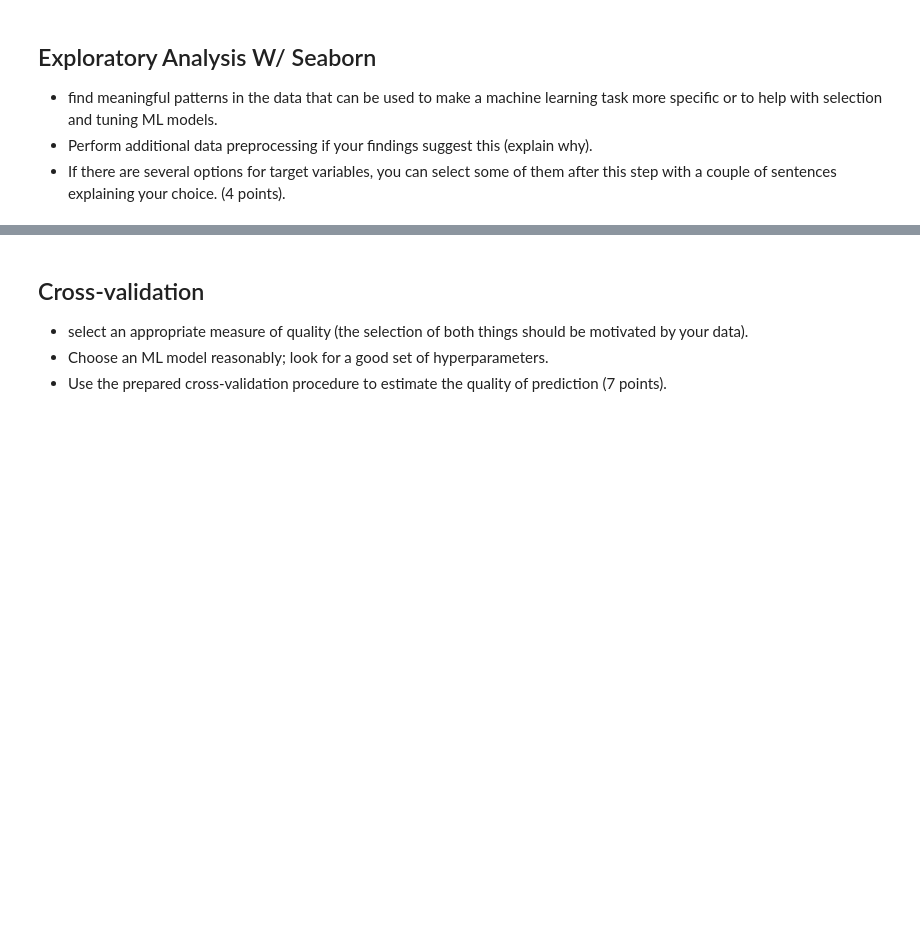
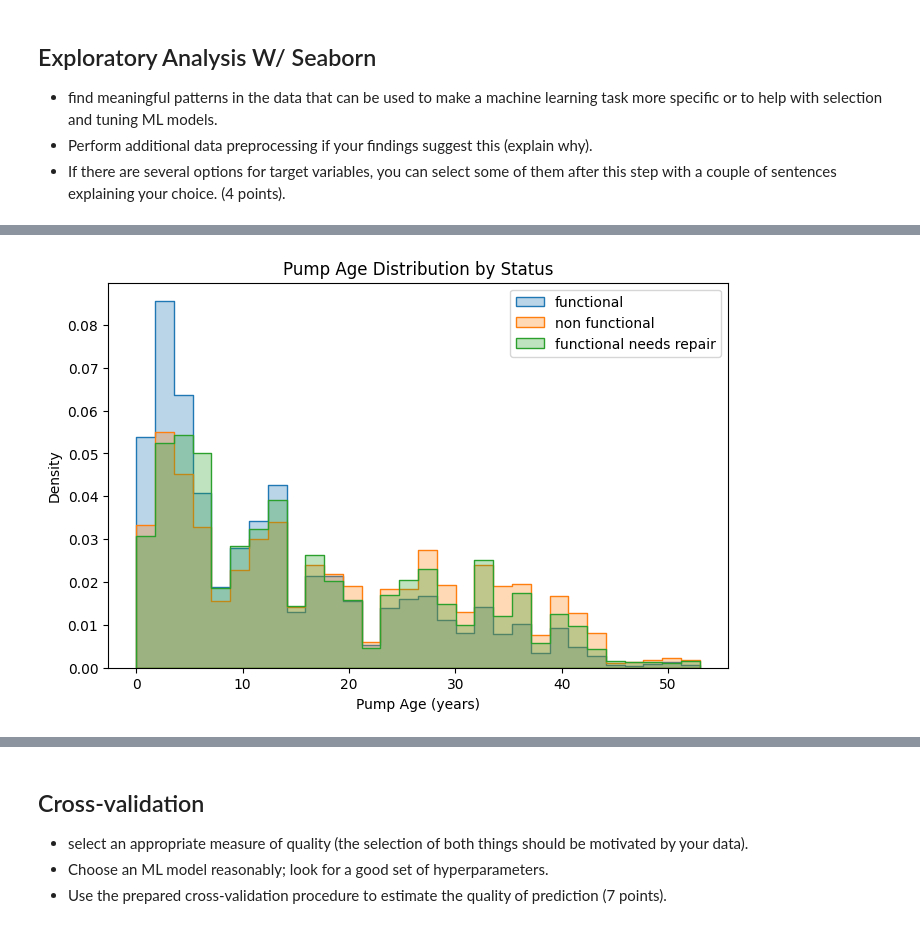
Before and after one commit to OrionXV/AI7101-Project, a Jupyter notebook: CleanStart.ipynb, the cells around one changed output, grey strips where cells are left out. Cells and saved outputs as stored; diff of their text form; code cells hidden in the pictures; blank space fills up the shorter version.

```diff
--- a/CleanStart.ipynb
+++ b/CleanStart.ipynb
@@ -67,16 +65,16 @@ Name: proportion, dtype: float64
 - For each transformation, give a clear explanation of your motivation. (5 points)
 # %%
 print("\nNumber of unique values per column:")
-print(X.nunique().sort_values())
+print(df.nunique().sort_values())
 
 print("\nMissing values per column:")
-missing = X.isna().sum()
+missing = df.isna().sum()
 print(missing[missing > 0])
 
 print("\nCounts of zeros in selected numeric fields:")
 for col in ['construction_year','gps_height','longitude','latitude','population']:
-    if col in X.columns:
-        print(f"{col}: {(X[col]==0).sum()} zeros")
+    if col in df.columns:
+        print(f"{col}: {(df[col]==0).sum()} zeros")
 # %% [output]
 Number of unique values per column:
 recorded_by                  1
@@ -115,8 +113,8 @@ def preprocess_data(df):
                 lambda x: np.random.choice(year_probs.index, p=year_probs.values) if x == 0 else x)
             # Create derived features
             record_years = pd.to_datetime(df_proc['date_recorded']).dt.year
-            df_proc['pump_age']          = record_years - df_proc['construction_year']
-            df_proc['construction_decade'] = (df_proc['construction_year'] // 10) * 10
+            df_proc['pump_age'] = record_years - df_proc['construction_year']
+            df_proc = df_proc[df_proc['pump_age'] >= 0]
 
     # 3 Extract date components
     if 'date_recorded' in df_proc.columns:
@@ -168,7 +166,11 @@ def preprocess_data(df):
     return df_proc, categorical_cols, numeric_cols
 
 # Apply preprocessing to X
-X_proc, cat_cols, num_cols = preprocess_data(X)
-print("\nProcessed feature shape:", X_proc.shape)
-display(X_proc.head())
+df_proc, cat_cols, num_cols = preprocess_data(df)
+
+y = df_proc['status_group']                 # labels
+X = df_proc.drop(columns=['status_group'])  # features
+
+print("\nProcessed feature shape:", X.shape)
+display(X.head())
 # %% [output]
@@ -252,0 +204,12 @@ plt.show()
+# %%
+# this is to see whether the pump age effects the functionality of the pump
+plt.figure(figsize=(8,5))
+for s in y.unique():
+    sns.histplot(X.loc[y==s, 'pump_age'].dropna(), label=s, element='step', stat='density', bins=30, alpha=0.3)
+plt.legend()
+plt.title('Pump Age Distribution by Status')
+plt.xlabel('Pump Age (years)')
+plt.ylabel('Density')
+plt.show()
+# %% [output]
+[figure, added]
```
Also changed, not shown: parts of 14 cells of this notebook.
